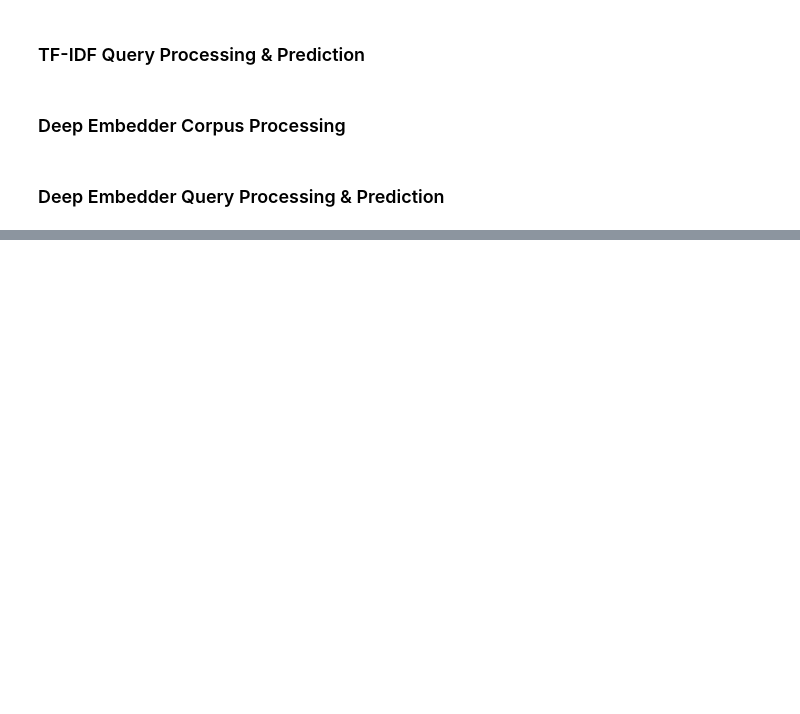
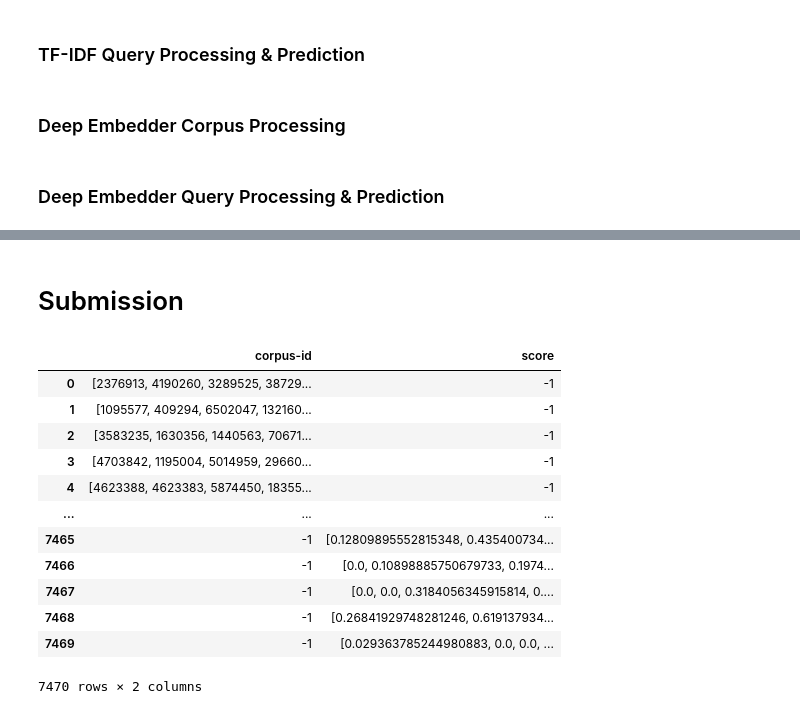
Before and after one commit to DIS-InfoExplorers/Project-1, a Jupyter notebook: Official.ipynb, the cells around one changed output, grey strips where cells are left out. Cells and saved outputs as stored; diff of their text form; code cells hidden in the pictures; blank space fills up the shorter version.

Commit message:
Merged task-1 and task-2 together, .71 score submission

```diff
--- a/Official.ipynb
+++ b/Official.ipynb
@@ -384,6 +376,17 @@ for i in range(map_.shape[0]):
 
 top_large_k = top_large_k.astype(int)
 deep_vectors = deep_vectorize_queries(queries_test)
+
+top10 = deep_predict_documents(top_large_k, deep_vectors, VECTORIZED_CORPUS)
+top10 = pd.DataFrame(top10)
+
+task_1_result = pd.DataFrame(columns=['corpus-id', 'score'])
+
+for i in range(top10.shape[0]):
+    new_top = [top_large_k[i][top10.iloc[i]].tolist()]
+    task_1_result.loc[i] = new_top + [-1]
+
+task_1_result.head()
 # %% [output]
 Process queries ...
 Initialize sparse matrix ...
@@ -415,0 +409,23 @@ result.head()
+# %%
+%%time
+
+corpusss_idx = []
+corpus_idss = []
+for row in df_task_2.iloc:
+    corpuss_idx = []
+    corpus_ids = []
+    for corpuss in row['corpus-id']:
+        corpus_ids.append(int(corpuss))
+        corpuss_idx.append(corpus.index[corpus['corpus-id'] == int(corpuss)][0])
+    corpusss_idx.append(corpuss_idx)
+    corpus_idss.append(corpus_ids)
+
+
+vectorized = tfidf_vectorize_queries(df_task_2, vocabulary, idf).tocsr()
+relevant_scores = []
+
+for idx, vector_query in enumerate(vectorized):
+    docc = tf_idf.tocsr()[corpusss_idx[idx]]
+    similarity = cosine_similarity(vector_query, docc).flatten()
+
+    relevant_scores.append(similarity.tolist())
@@ -416,3 +440,10 @@ result.head()
+# %%
+df_task_2['score'] = relevant_scores
+df_task_2['corpus-id'] = -1
+
+task_2_result = df_task_2.drop(columns=['processed', 'text', 'id'])
+# %% [markdown]
+# Submission
 # %%
 def submission_to_csv(submission):
     DATA_FOLDER = "data/"
@@ -421,7 +452,22 @@ def submission_to_csv(submission):
     submission.to_csv(f'{DATA_FOLDER}predictions-{FILE_NAME}.csv', index=True, header=True)
 # %%
 # Concatenation with result of task 2
-task_2_df = pd.read_csv("output/task2.csv").drop(columns=['id'])
-result = pd.concat([result, task_2_df], axis=0).reset_index(drop=True)
+result = pd.concat([task_1_result, task_2_result], axis=0).reset_index(drop=True)
+# %%
+result
+# %% [output]
+|  | corpus-id | score |
+| 0 | [2376913, 4190260, 3289525, 38729... | -1 |
+| 1 | [1095577, 409294, 6502047, 132160... | -1 |
+| 2 | [3583235, 1630356, 1440563, 70671... | -1 |
+| 3 | [4703842, 1195004, 5014959, 29660... | -1 |
+| 4 | [4623388, 4623383, 5874450, 18355... | -1 |
+| ... | ... | ... |
+| 7465 | -1 | [0.12809895552815348, 0.435400734... |
+| 7466 | -1 | [0.0, 0.10898885750679733, 0.1974... |
+| 7467 | -1 | [0.0, 0.0, 0.3184056345915814, 0.... |
+| 7468 | -1 | [0.26841929748281246, 0.619137934... |
+| 7469 | -1 | [0.029363785244980883, 0.0, 0.0, ... |
+7470 rows × 2 columns
 # %%
 submission_to_csv(result)
```
Also changed, not shown: parts of 8 cells of this notebook, 1 other file.
